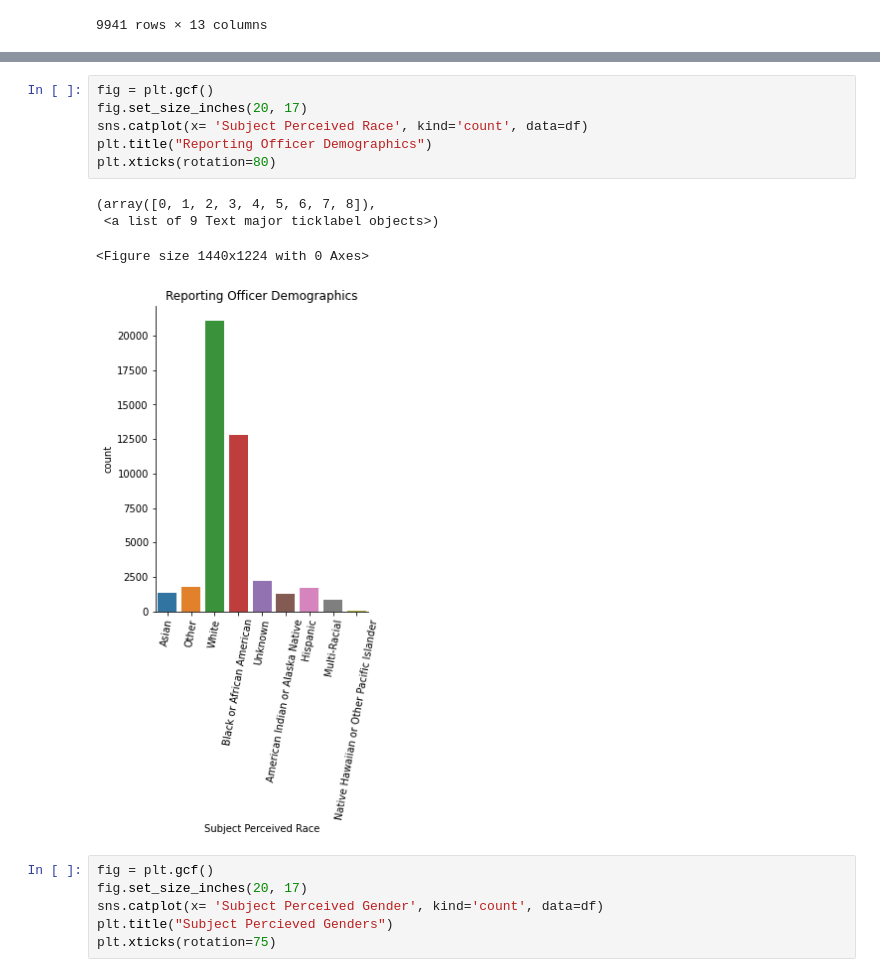
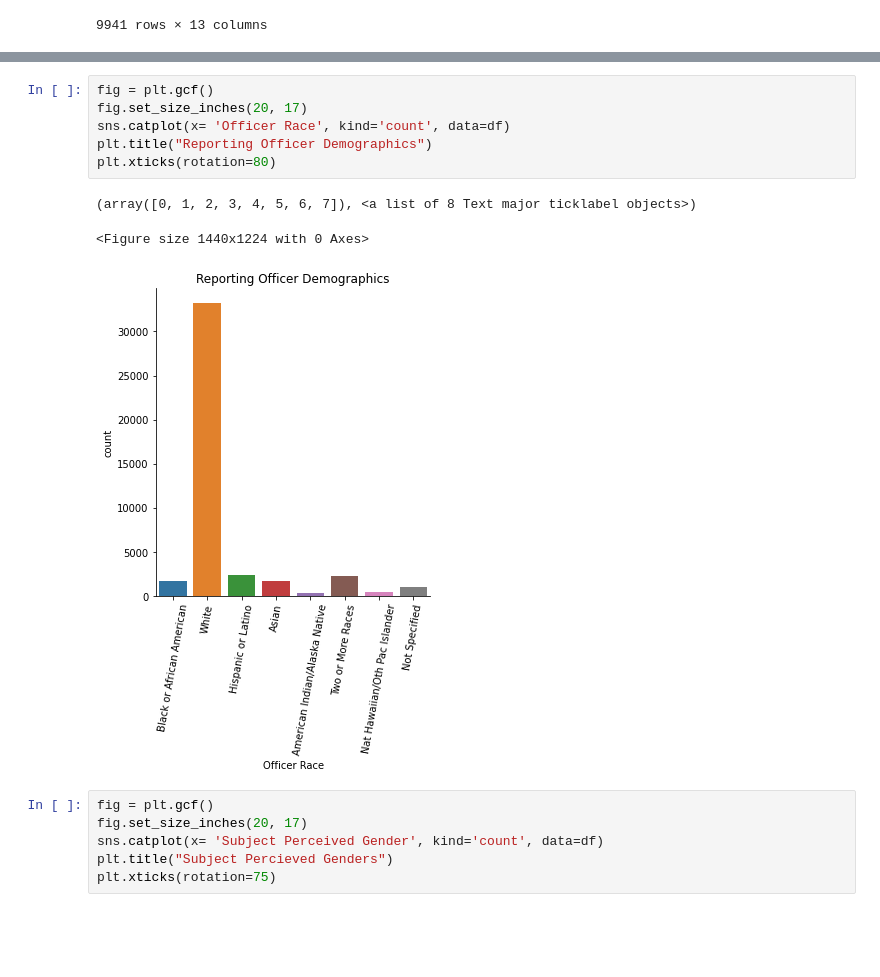
Before and after one commit to EricaSG/Mod3Project, a Jupyter notebook: Data_Understanding_EDA.ipynb, the cells around one changed output, grey strips where cells are left out. Drawn from its saved outputs; the diff is of its cells as text; blank space fills up the shorter version.

```diff
--- a/Data_Understanding_EDA.ipynb
+++ b/Data_Understanding_EDA.ipynb
@@ -75,14 +86,13 @@ df.loc[(df['Officer Race'] == 'White') & (df['Subject Perceived Race'] == 'Black
 # %%
 fig = plt.gcf()
 fig.set_size_inches(20, 17)
-sns.catplot(x= 'Subject Perceived Race', kind='count', data=df)
+sns.catplot(x= 'Officer Race', kind='count', data=df)
 plt.title("Reporting Officer Demographics")
 plt.xticks(rotation=80)
 # %% [output]
-(array([0, 1, 2, 3, 4, 5, 6, 7, 8]),
- <a list of 9 Text major ticklabel objects>)
+(array([0, 1, 2, 3, 4, 5, 6, 7]), <a list of 8 Text major ticklabel objects>)
 <Figure size 1440x1224 with 0 Axes>
-[figure, old version]
+[figure, new version]
 # %%
 fig = plt.gcf()
 fig.set_size_inches(20, 17)
```
Also changed, not shown: parts of 3 cells of this notebook.
